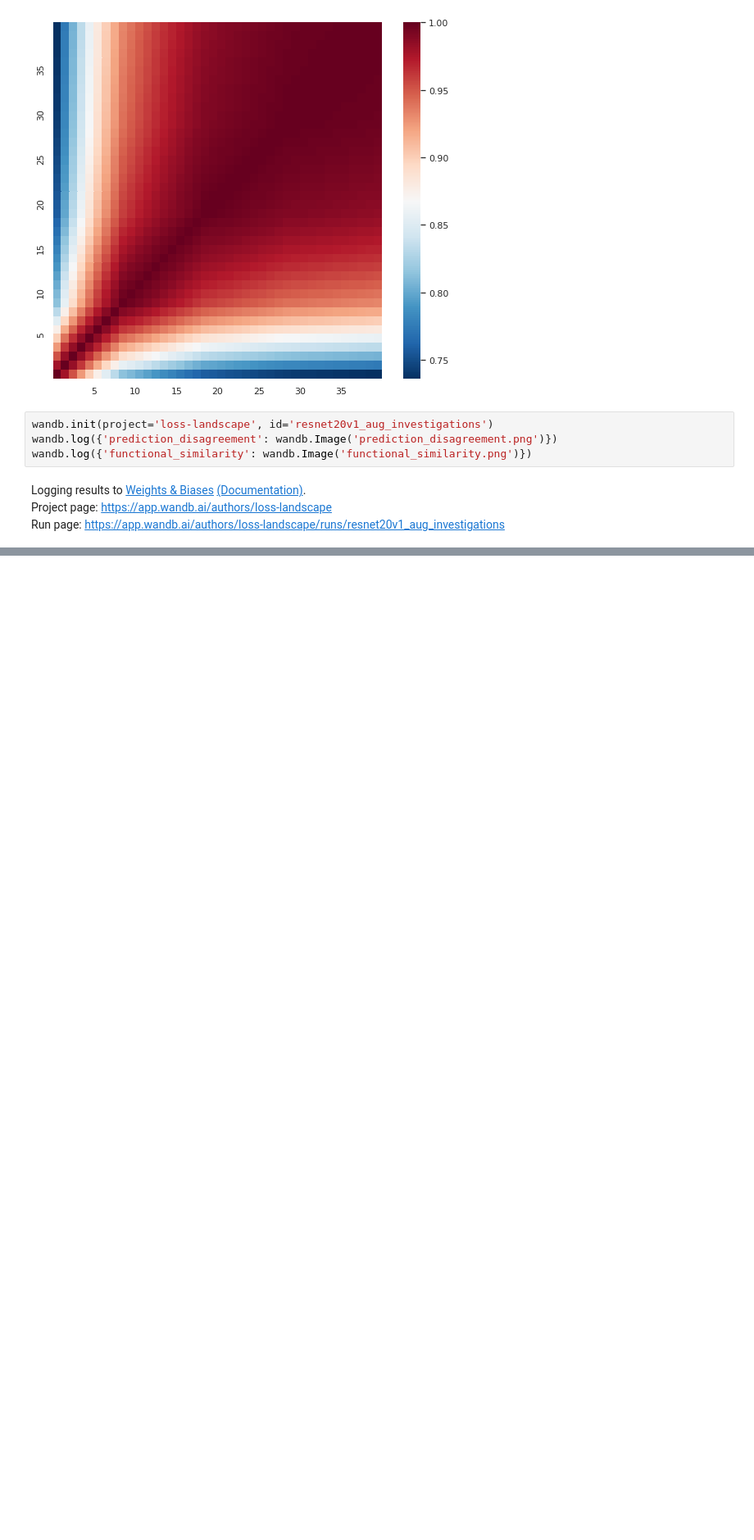
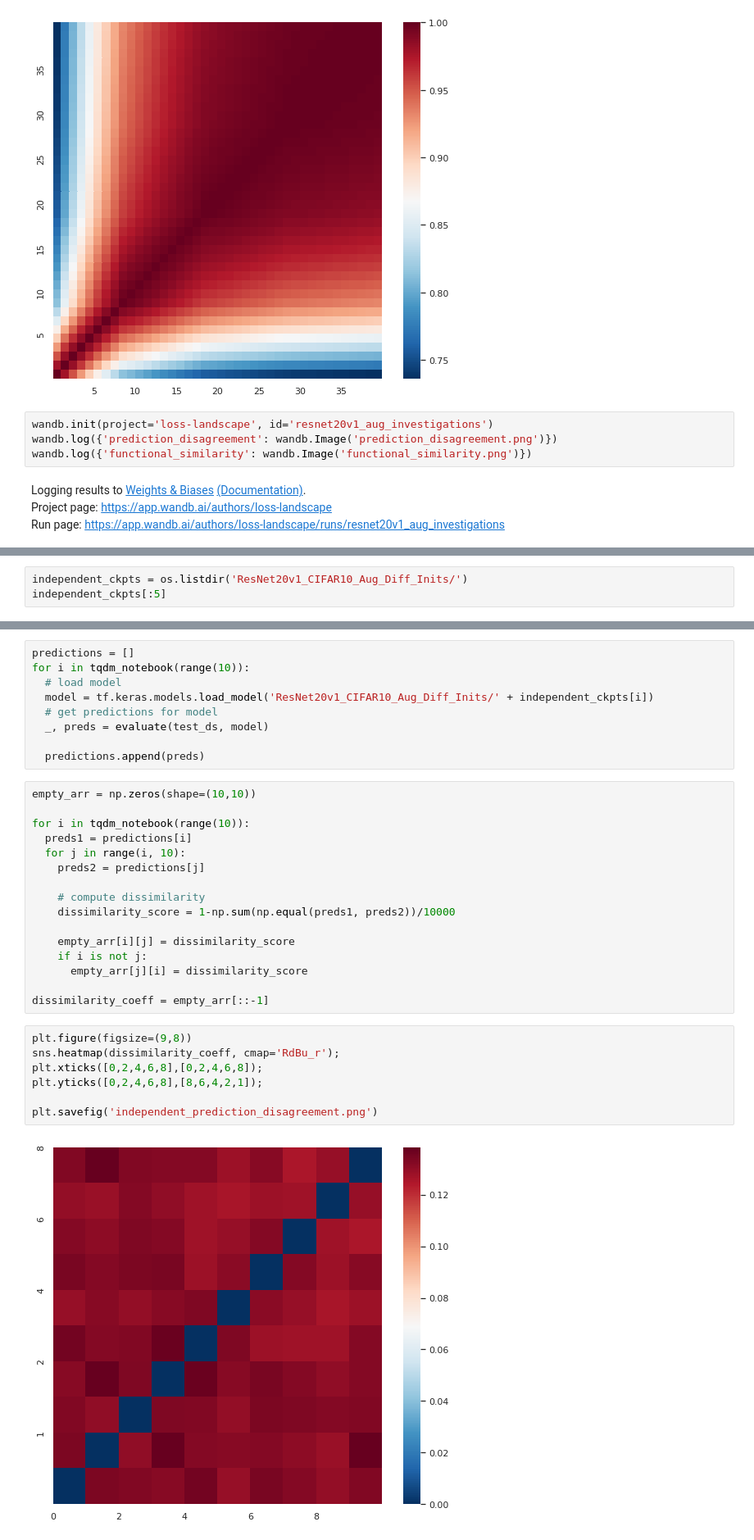
Before and after one commit to ayulockin/LossLandscape, a Jupyter notebook: Visualizing_Function_Space_Similarity_ResNet20v1.ipynb, the cells around one changed output, grey strips where cells are left out. Shown at 82% size. Saved outputs shown, nothing was run; the diff lists cells and outputs as text; blank space fills up the shorter version.

Commit message:
Added independent trajectories

```diff
--- a/Visualizing_Function_Space_Similarity_ResNet20v1.ipynb
+++ b/Visualizing_Function_Space_Similarity_ResNet20v1.ipynb
@@ -216,0 +228,3 @@ Run page: https://app.wandb.ai/authors/loss-landscape/runs/resnet20v1_aug_invest
+# %%
+independent_ckpts = os.listdir('ResNet20v1_CIFAR10_Aug_Diff_Inits/')
+independent_ckpts[:5]
@@ -216,0 +237,34 @@ Run page: https://app.wandb.ai/authors/loss-landscape/runs/resnet20v1_aug_invest
+# %%
+predictions = []
+for i in tqdm_notebook(range(10)):
+  # load model
+  model = tf.keras.models.load_model('ResNet20v1_CIFAR10_Aug_Diff_Inits/' + independent_ckpts[i])
+  # get predictions for model
+  _, preds = evaluate(test_ds, model)
+
+  predictions.append(preds)
+# %%
+empty_arr = np.zeros(shape=(10,10))
+
+for i in tqdm_notebook(range(10)):
+  preds1 = predictions[i]
+  for j in range(i, 10):
+    preds2 = predictions[j]
+
+    # compute dissimilarity
+    dissimilarity_score = 1-np.sum(np.equal(preds1, preds2))/10000
+
+    empty_arr[i][j] = dissimilarity_score
+    if i is not j:
+      empty_arr[j][i] = dissimilarity_score
+
+dissimilarity_coeff = empty_arr[::-1]
+# %%
+plt.figure(figsize=(9,8))
+sns.heatmap(dissimilarity_coeff, cmap='RdBu_r');
+plt.xticks([0,2,4,6,8],[0,2,4,6,8]);
+plt.yticks([0,2,4,6,8],[8,6,4,2,1]);
+
+plt.savefig('independent_prediction_disagreement.png')
+# %% [output]
+[figure, added]
```
Also changed, not shown: parts of 11 cells of this notebook.
